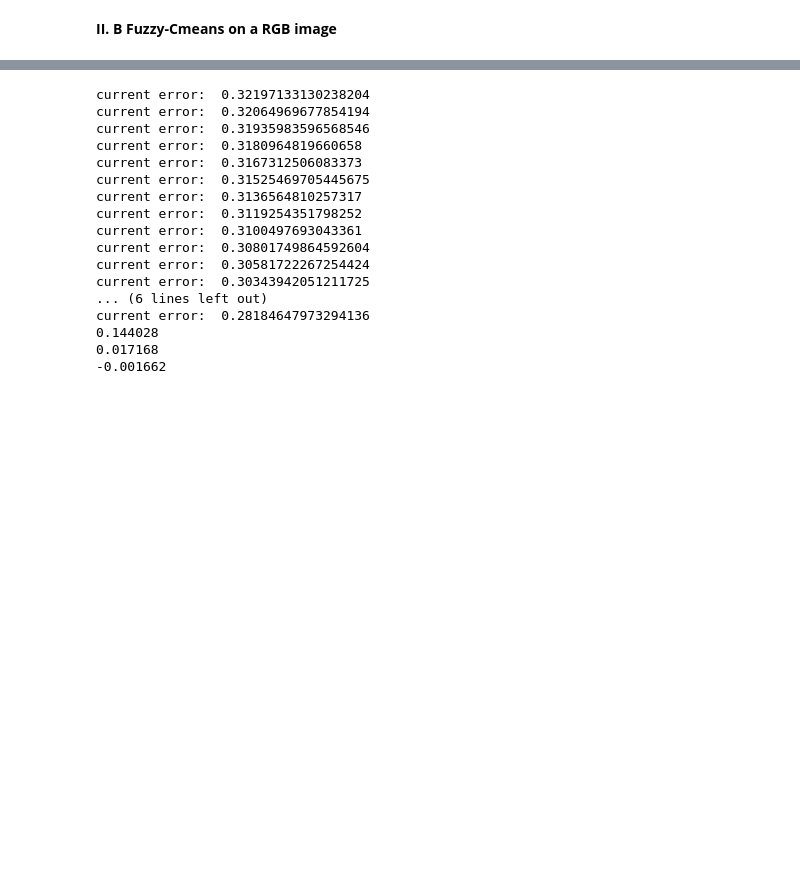
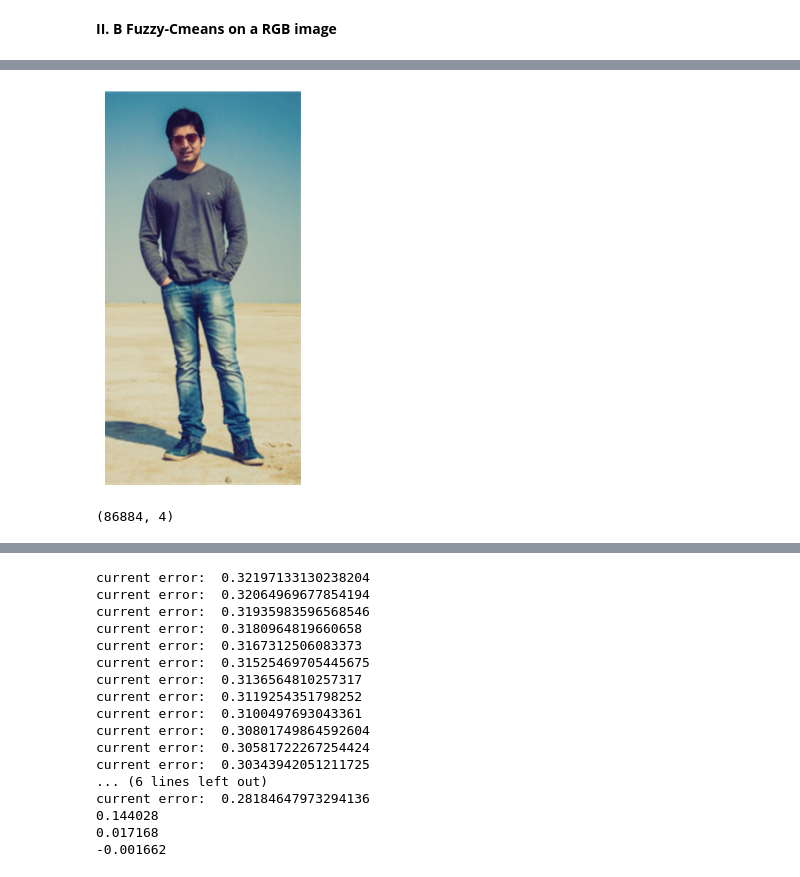
Before and after one commit to clementsiegrist/FuzzyShapeReco, a Jupyter notebook: Fuzzy_models.ipynb, the cells around one changed output, grey strips where cells are left out. Drawn from its saved outputs; the diff is of its cells as text; code cells hidden in the pictures; blank space fills up the shorter version.

```diff
--- a/Fuzzy_models.ipynb
+++ b/Fuzzy_models.ipynb
@@ -231,0 +243,26 @@ pipeline('/content/shape_dir', [2, 4, 6, 8, 10, 12])
+# %%
+# Getting and rescaling the image
+image = Image.open('/content/shape_dir/Capture d’écran 2020-10-31 à 21.18.49.png')          # read image (oarsman at https://omadson.github.io/photos/)
+N, M = image.size                                  # get the number of columns (N) and rows (M)
+image
+# %% [output]
+[figure, added]
+# %%
+# Transforming image into a data set
+X = np.asarray(image).reshape(N*M, 4)
+print(X.shape)
+
+# Instantiate and fite the model
+fcm = FCM(n_clusters=10)
+fcm.fit(X)
+
+# Make prediction and get the label
+labeld_X = fcm.predict(X)
+transformed_X = fcm.centers[labeld_X]
+
+# Convert to 8 byte intergers and reshape
+quatized_array = (transformed_X.astype('uint8').reshape((M, N, 4)))
+
+quatized_image = Image.fromarray(np.asarray(quatized_array))
+# %% [output]
+(86884, 4)
```
Also changed, not shown: parts of 9 cells of this notebook.
